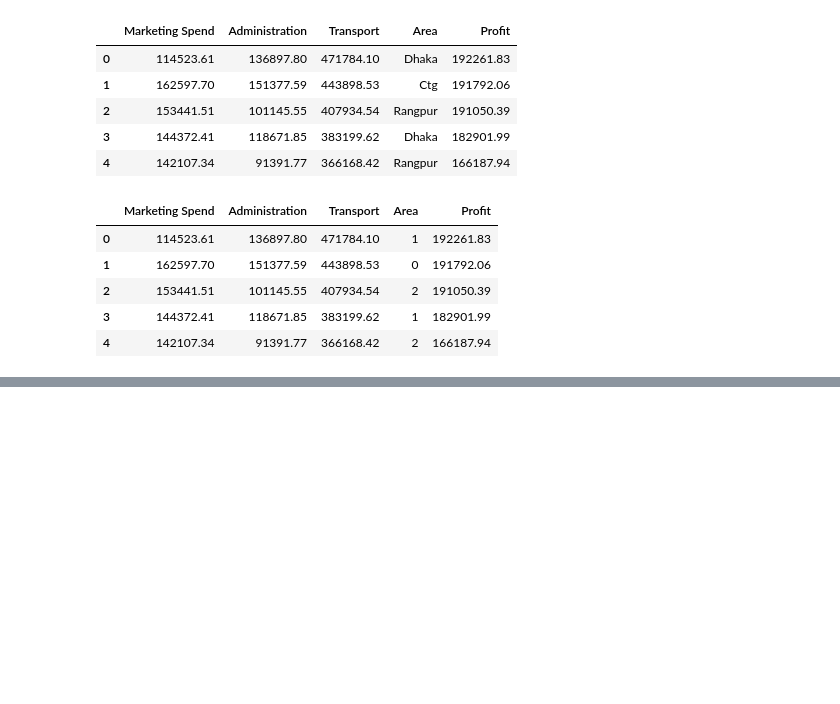
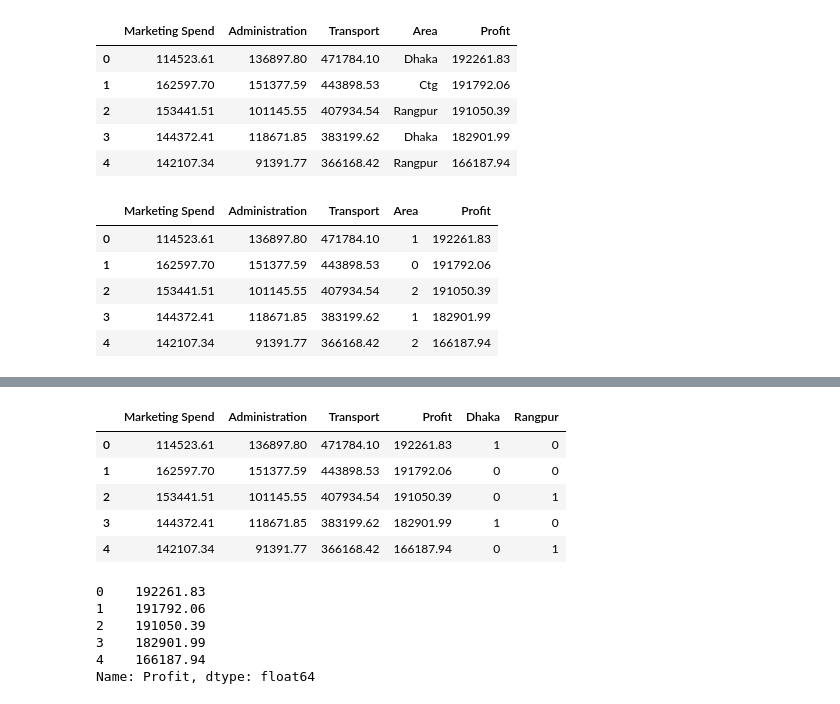
Before and after one commit to Sabbir185/Machine-learning-with-python, a Jupyter notebook: feature-engineering.ipynb, the cells around one changed output, grey strips where cells are left out. Saved outputs shown, nothing was run; the diff lists cells and outputs as text; code cells hidden in the pictures; blank space fills up the shorter version.

```diff
--- a/feature-engineering.ipynb
+++ b/feature-engineering.ipynb
@@ -228,0 +231,3 @@ df.head()
+# %%
+df = pd.read_csv('supershop.csv')
+df.head()
@@ -228,0 +252,2 @@ df.head()
+# %%
+dummy = pd.get_dummies(df['Area'], drop_first=True)  # we can drop 1 row, bz we know what is the value of third one
@@ -228,0 +263,2 @@ df.head()
+# %%
+new_df = df.drop('Area', axis=1)    # axis=1 for columns; and axis=0 for rows
@@ -228,0 +274,12 @@ df.head()
+# %%
+# now concat data-frames
+df = pd.concat([new_df, dummy], axis=1)
+# %%
+df.head()
+# %% [output]
+|  | Marketing Spend | Administration | Transport | Profit | Dhaka | Rangpur |
+| 0 | 114523.61 | 136897.80 | 471784.10 | 192261.83 | 1 | 0 |
+| 1 | 162597.70 | 151377.59 | 443898.53 | 191792.06 | 0 | 0 |
+| 2 | 153441.51 | 101145.55 | 407934.54 | 191050.39 | 0 | 1 |
+| 3 | 144372.41 | 118671.85 | 383199.62 | 182901.99 | 1 | 0 |
+| 4 | 142107.34 | 91391.77 | 366168.42 | 166187.94 | 0 | 1 |
@@ -228,0 +290,9 @@ df.head()
+# %%
+y.head()
+# %% [output]
+0    192261.83
+1    191792.06
+2    191050.39
+3    182901.99
+4    166187.94
+Name: Profit, dtype: float64
```
Also changed, not shown: parts of 27 cells of this notebook.
